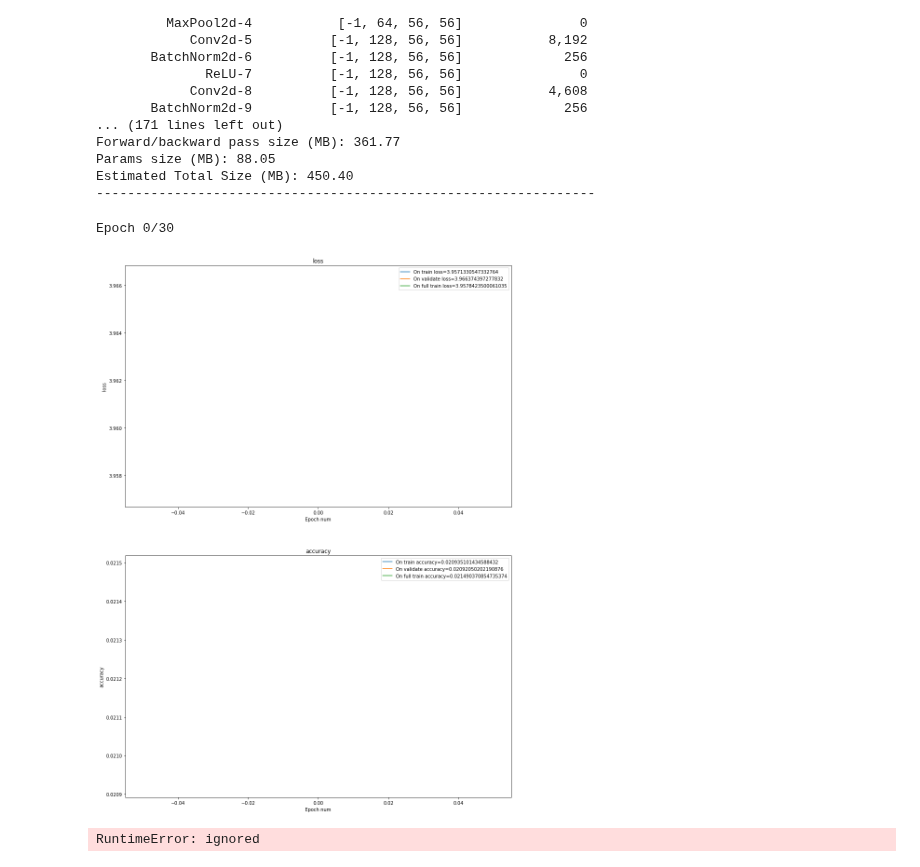
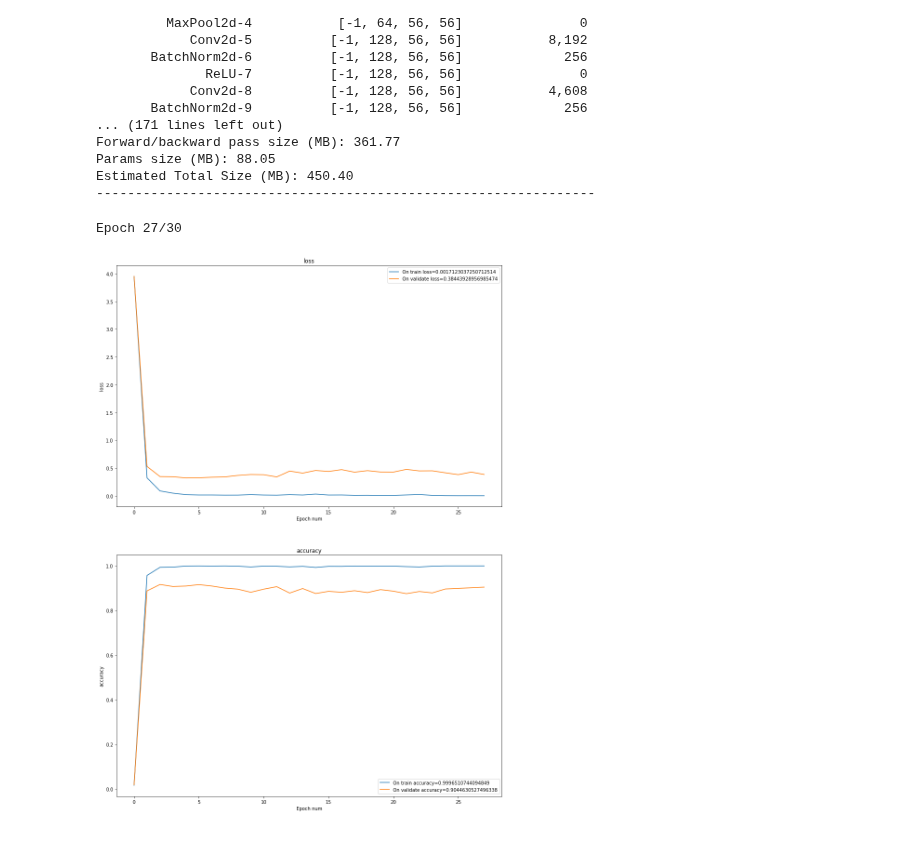
Before and after one commit to alex-kozinov/courses, a Jupyter notebook: mipt-ml-beginning/labs/03_dl/Lab3_DL_parts_4_and_5_optional.ipynb, the cells around one changed output. Saved outputs shown, nothing was run; the diff lists cells and outputs as text; code cells hidden in the pictures.

```diff
--- a/mipt-ml-beginning/labs/03_dl/Lab3_DL_parts_4_and_5_optional.ipynb
+++ b/mipt-ml-beginning/labs/03_dl/Lab3_DL_parts_4_and_5_optional.ipynb
@@ -339,19 +339,19 @@ print(f'Length of validate dataset is {len(validate_dataset)}, should be {valida
 
 full_train_loader = torch.utils.data.DataLoader(
     full_train_dataset,
-    batch_size=128,
+    batch_size=16,
     num_workers=0,
     shuffle=True
 )
 train_loader = torch.utils.data.DataLoader(
     train_dataset,
-    batch_size=128,
+    batch_size=32,
     num_workers=0,
     shuffle=True
 )
 validate_loader = torch.utils.data.DataLoader(
     validate_dataset,
-    batch_size=128,
+    batch_size=32,
     num_workers=0,
     shuffle=True
 )
@@ -461,7 +461,7 @@ class LearningModel:
     def __init__(self, net, net_name):
         self.net = net
         self.net_name = net_name
-        self.optimizer = torch.optim.Adam(net.parameters(), lr=1e-4)
+        self.optimizer = torch.optim.Adam(net.parameters(), lr=5e-5)
         self.criterion = nn.CrossEntropyLoss()
         self.epoch = 0
         self.metrics = {'accuracy' : {}, 'loss' : {}}
@@ -763,13 +763,11 @@ Estimated Total Size (MB): 450.40
 # %%
 %%time
 resnext50_lm = LearningModel(resnext50, 'ResNet50')
 dataloaders = {
     'train' : train_loader,
-    'validate' : validate_loader,
-    'full train' : full_train_loader
+    'validate' : validate_loader
 }
 resnext50_lm.fit(dataloaders, n_epoch=30)
 # %% [output]
-Epoch 0/30
+Epoch 27/30
-[figure, old version]
+[figure, new version]
-RuntimeError: ignored
```
